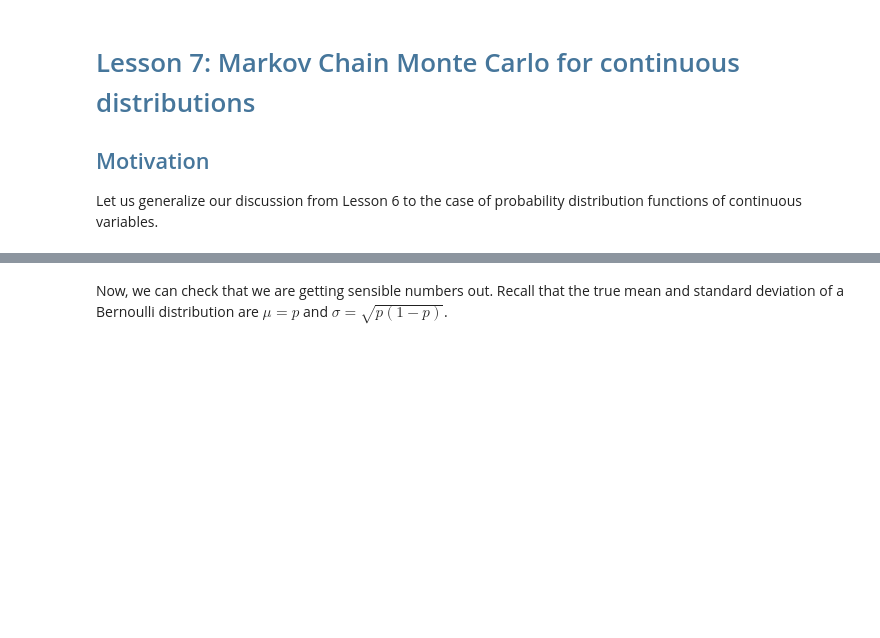
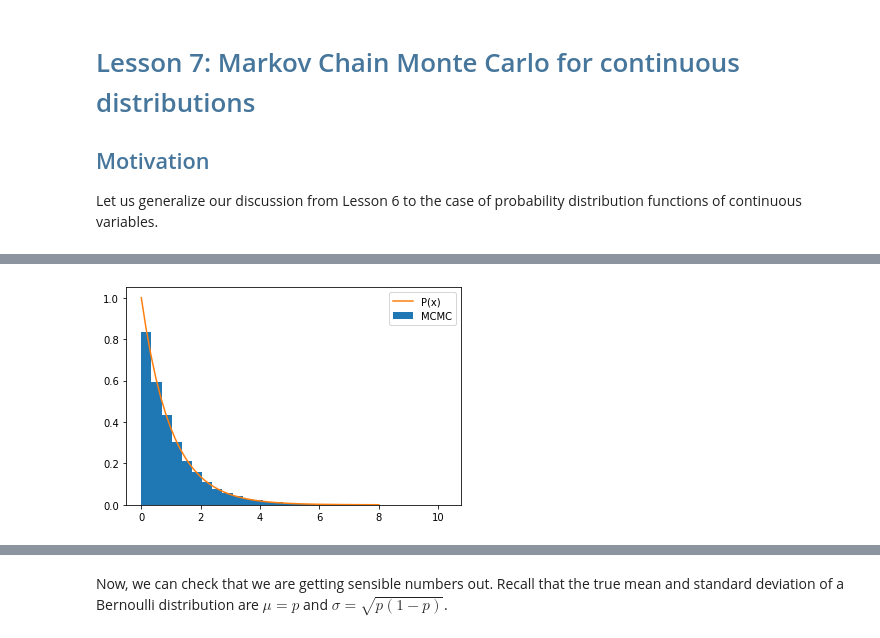
Before and after one commit to PHYS-2030-Computational-Methods/Lecture-notes, a Jupyter notebook: Lesson 7 - MCMC for continuous distributions.ipynb, the cells around one changed output, grey strips where cells are left out. Cells and saved outputs as stored; diff of their text form; code cells hidden in the pictures; blank space fills up the shorter version.

```diff
--- a/Lesson 7 - MCMC for continuous distributions.ipynb
+++ b/Lesson 7 - MCMC for continuous distributions.ipynb
@@ -44,0 +136,12 @@ that
+# %%
+# Plot a histogram of our sample
+plt.hist(x_samples,bins=30,density=True,label='MCMC')
+
+# Compare to our PDF
+x = np.linspace(0,8)
+plt.plot(x,P(x),label='P(x)')
+
+plt.legend()
+plt.show()
+# %% [output]
+[figure, added]
```
Also changed, not shown: parts of 4 cells of this notebook, 1 other file.
